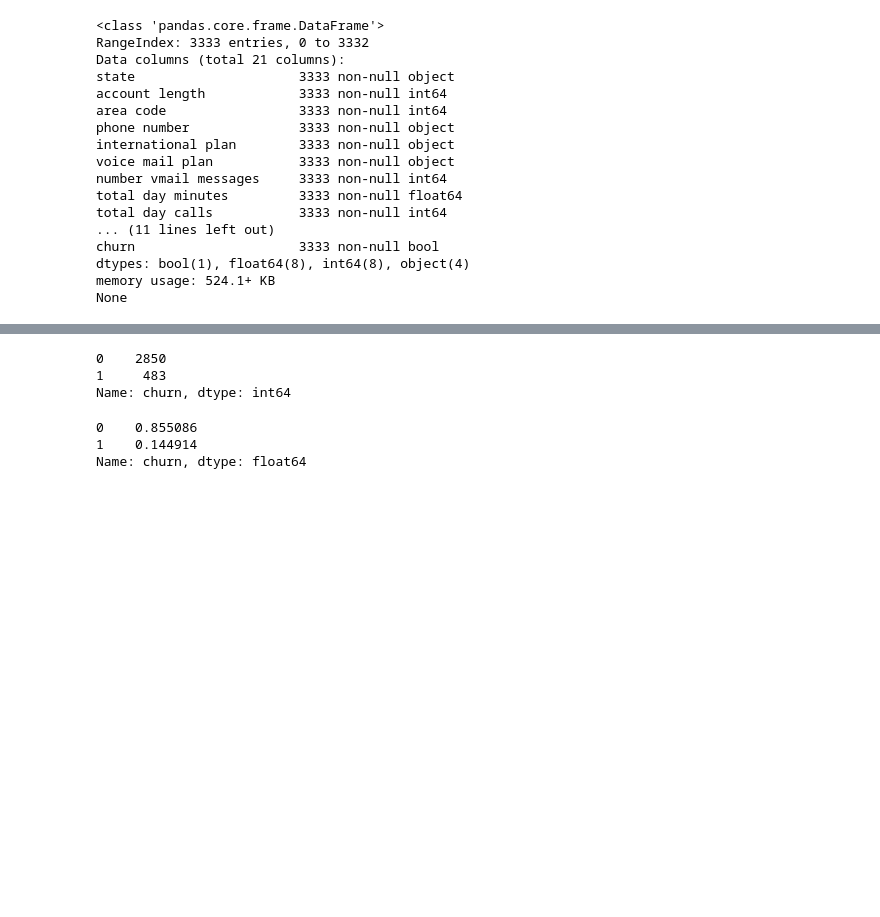
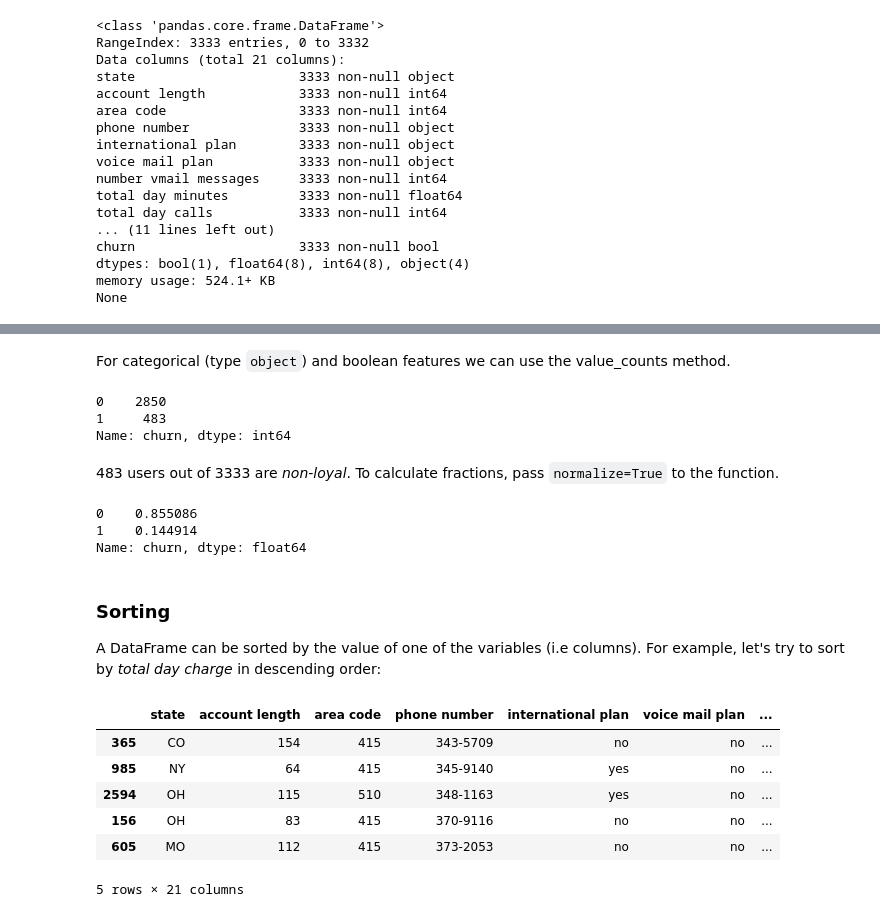
Before and after one commit to IlyessAgg/mLcourse, a Jupyter notebook: topic01_pandas_data_analysis/topic1_pandas_data_analysis.ipynb, the cells around one changed output, grey strips where cells are left out. Cells and saved outputs as stored; diff of their text form; code cells hidden in the pictures; blank space fills up the shorter version.

```diff
--- a/topic01_pandas_data_analysis/topic1_pandas_data_analysis.ipynb
+++ b/topic01_pandas_data_analysis/topic1_pandas_data_analysis.ipynb
@@ -89,13 +94,31 @@ df.describe(include=['object', 'bool'])
 | freq | 106 | 1 | 3010 | 2411 |
+# %% [markdown]
+For categorical (type `object`) and boolean features we can use the value_counts method.
 # %%
 df['churn'].value_counts()
 # %% [output]
 0    2850
 1     483
 Name: churn, dtype: int64
+# %% [markdown]
+483 users out of 3333 are *non-loyal*. To calculate fractions, pass `normalize=True` to the function.
 # %%
 df['churn'].value_counts(normalize=True)
 # %% [output]
 0    0.855086
 1    0.144914
 Name: churn, dtype: float64
+# %% [markdown]
+### Sorting
+
+A DataFrame can be sorted by the value of one of the variables (i.e columns). For example, let's try to sort by *total day charge* in descending order:
+# %%
+df.sort_values(by='total day charge', ascending=False).head()
+# %% [output]
+|  | state | account length | area code | phone number | international plan | voice mail plan | ... |
+| 365 | CO | 154 | 415 | 343-5709 | no | no | ... |
+| 985 | NY | 64 | 415 | 345-9140 | yes | no | ... |
+| 2594 | OH | 115 | 510 | 348-1163 | yes | no | ... |
+| 156 | OH | 83 | 415 | 370-9116 | no | no | ... |
+| 605 | MO | 112 | 415 | 373-2053 | no | no | ... |
+5 rows × 21 columns
```
Also changed, not shown: parts of 40 cells of this notebook.
